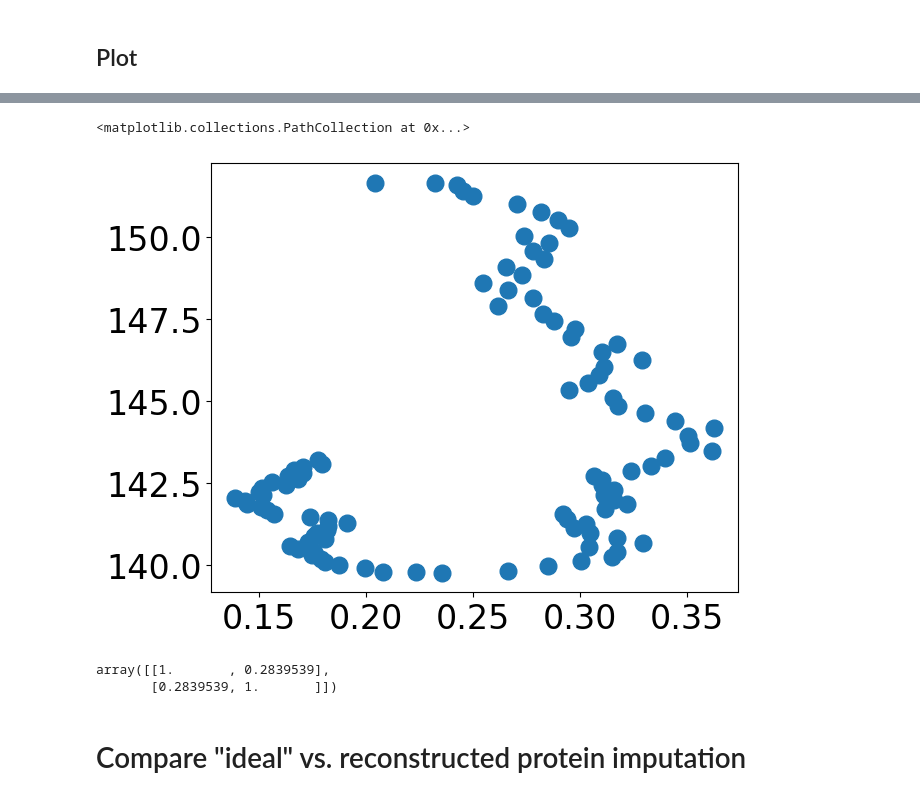
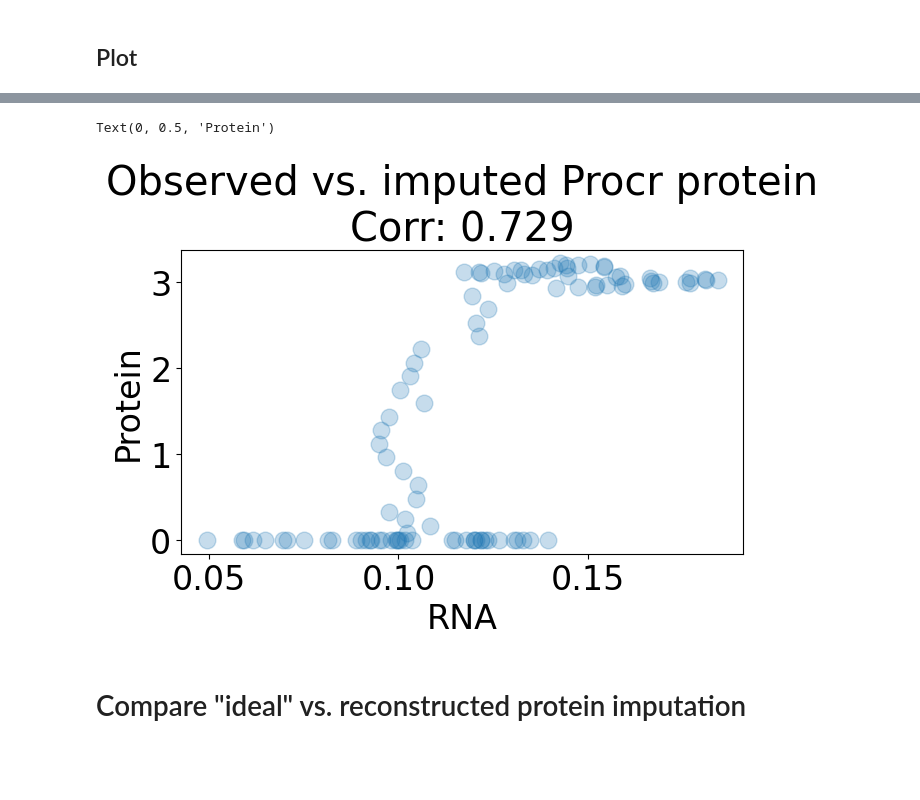
Before and after one commit to reliscu/chronocell_janssens_2025_preprint, a Jupyter notebook: 09_impute_protein_ideal.ipynb, the cells around one changed output, grey strips where cells are left out. Drawn from its saved outputs; the diff is of its cells as text; code cells hidden in the pictures; blank space fills up the shorter version.

```diff
--- a/09_impute_protein_ideal.ipynb
+++ b/09_impute_protein_ideal.ipynb
@@ -253,7 +253,7 @@ expr_RNA_ordered = expr_RNA.loc[cell_index]
 ## Plot
 # %%
 # Gene to plot
-gene_idx = 5
+gene_idx = 7
 gene = deg_rate_df['Gene'].iloc[gene_idx]
 print(gene)
 prot = orig_corr.loc[orig_corr['Gene'].isin([gene]), 'Protein']
@@ -325,13 +365,13 @@ orig_corr[orig_corr['Gene'] == gene]
 # %%
-plt.scatter(smoothed_ADT.values.ravel(), P_imputed[:, gene_idx])
+corr = np.corrcoef(smoothed_ADT.values.ravel(), P_imputed[:, gene_idx])[0, 1]
+
+plt.scatter(smoothed_ADT, P_imputed[:, gene_idx], alpha=0.25)
+plt.title(f"Observed vs. imputed {gene} protein\nCorr: {np.round(corr, 3)}")
+plt.xlabel("RNA")
+plt.ylabel("Protein")
 # %% [output]
-<matplotlib.collections.PathCollection at 0x...>
+Text(0, 0.5, 'Protein')
-[figure, old version]
+[figure, new version]
-# %%
-np.corrcoef(smoothed_ADT.values.ravel(), P_imputed[:, gene_idx])
-# %% [output]
-array([[1.       , 0.2839539],
-       [0.2839539, 1.       ]])
 # %% [markdown]
 # Compare "ideal" vs. reconstructed protein imputation
 # %%
```
Also changed, not shown: parts of 15 cells of this notebook, 2 other files.
